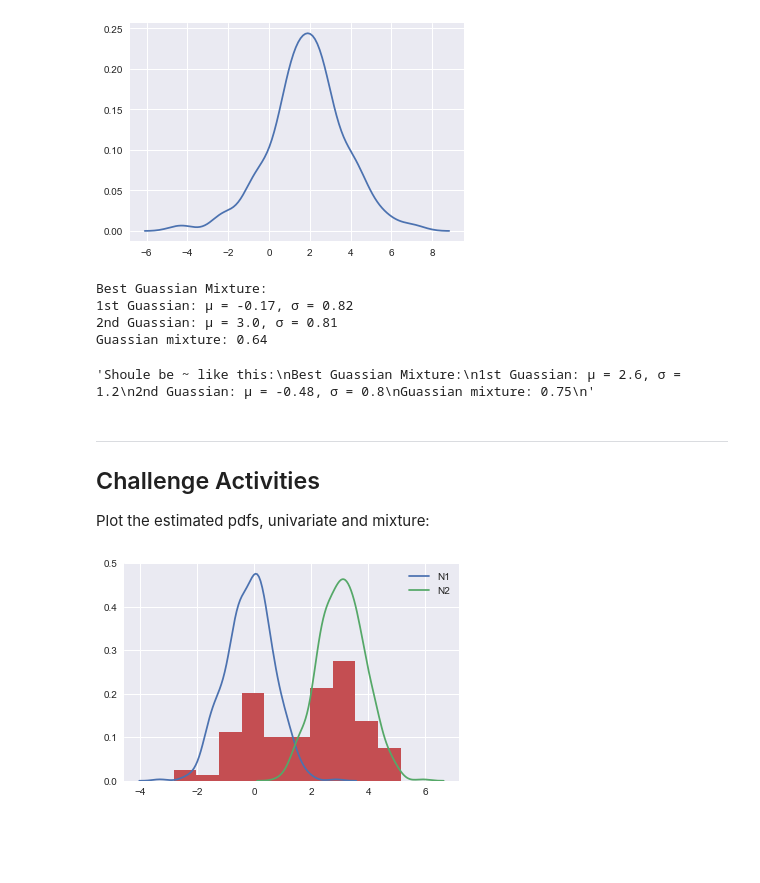
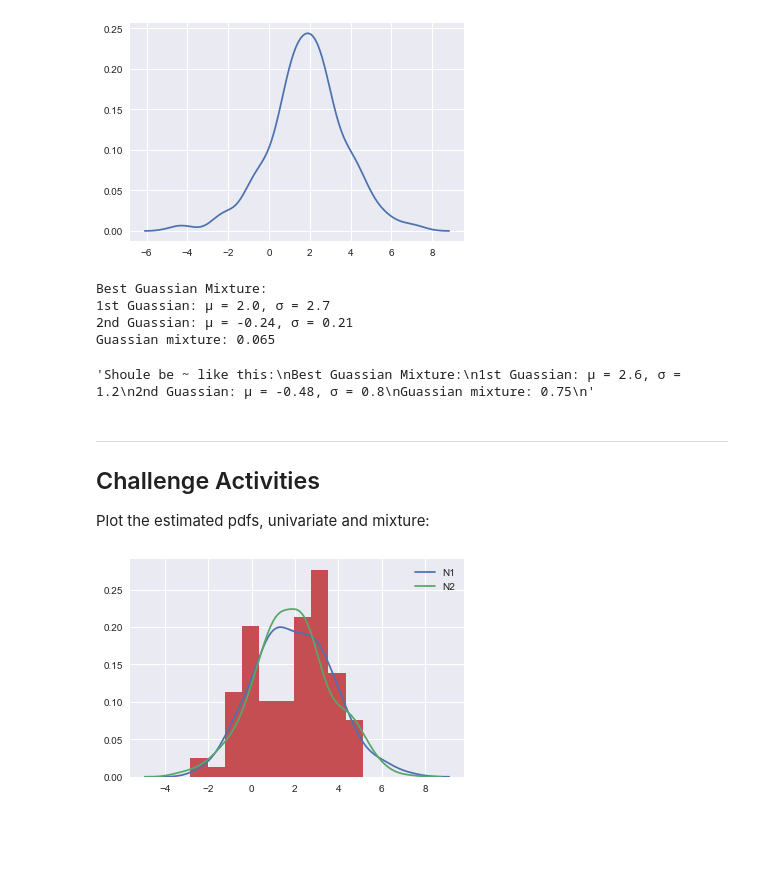
Before and after one commit to jonhilgart22/advanced_stats, a Jupyter notebook: 3_1_am_expectation_maximization/lab_em_Jonathan_H.ipynb, the cells around one changed output. Cells and saved outputs as stored; diff of their text form; code cells hidden in the pictures.

Commit message:
stats

```diff
--- a/3_1_am_expectation_maximization/lab_em_Jonathan_H.ipynb
+++ b/3_1_am_expectation_maximization/lab_em_Jonathan_H.ipynb
@@ -130,7 +131,8 @@ from math import sqrt
 # %%
 # TODO:  Complete Gaussian Mixture class
 class GaussianMixture:
-    "Model mixture of two univariate Gaussians and their EM estimation"
+    "Model mixture of two univariate Gaussians and their EM estimation.\
+    Implementation from Elements of Statistical learning from Hastie"
 
     def __init__(self, data, mu_min=.1, mu_max=2, sigma_min=.1, sigma_max=1, mix=.5):
         self.data = data
@@ -145,6 +147,7 @@ class GaussianMixture:
         for idx,d in enumerate(self.data):
             weights.append((self.mix * self.two.pdf(d)) / ((1-self.mix)*self.one.pdf(d)+self.mix*self.two.pdf(d)))
             self.loglike += np.log(weights[idx]+(1-weights[idx]))
+            yield (weights[idx],(1-weights[idx]))
         self.weights = weights
 
 
@@ -164,20 +167,21 @@ class GaussianMixture:
         num_sig2 = 0
         denom_sig2 = 0
         sig2 = 0
+        (left,right) = zip(*weights)
 
-        for r,d in zip(self.weights,self.data): # update means
+
+        for r,d in zip(left,self.data): # update means
             num_mu1+=(1-r)*d
             denom_mu1 +=(1-r)
             num_mu2+=r*d
             denom_mu2 += r
+            # update std
+            num_sig1 += ((1-r)*(d-mu1))**2
+            num_sig2 +=(r*(d-mu2))**2
 
         mu1 = num_mu1 / denom_mu1
         mu2 = num_mu2 / denom_mu2
 
-
-        for r,d in zip(self.weights,self.data): # update std
-            num_sig1 += ((1-r)*(d-mu1))**2
-            num_sig2 +=(r*(d-mu2))**2
         sig1 = sqrt(num_sig1 / denom_mu1)
         sig2 = sqrt(num_sig2 / denom_mu2)
         # update distributions
@@ -185,13 +189,10 @@ class GaussianMixture:
         self.one.sigma = sig1
         self.two.mu = mu2
         self.two.sigma = sig2
-
+        # update mixture
         self.mix = denom_mu2 / len(self.data)
 
-
-
-
-    def iterate(self, N=1, restarts = 100):
+    def iterate(self, N=1, restarts = 50):
         "Perform N iterations, then compute log-likelihood"
 
         one = []
@@ -200,16 +201,13 @@ class GaussianMixture:
 
         for r in range(restarts):
             for i in range(N):
-                self.Estep()
-                self.Mstep()
+
+                self.Mstep(self.Estep())
             one.append(self.one)
             two.append(self.two)
             mixture.append(self.mix)
         return 'mu1',np.sum([i.mu for i in one])/restarts, 'mu2',np.sum([i.mu for i in two])/restarts,\
             'sig1',np.sum([i.sigma for i in one])/restarts, 'sig2',np.sum([i.sigma for i in two])/restarts,'mixture', np.mean(mixture)
-
-
-
 
 
 
@@ -237,0 +236,2 @@ g_mix.iterate(1_000)
+# %%
+_,mu1,_,mu2,_,sig1,_,sig2,_,mixture = g_mix.iterate(4_000)
@@ -260,9 +264,9 @@ Guassian mixture: 0.75
 """
 # %% [output]
 Best Guassian Mixture:
-1st Guassian: μ = -0.17, σ = 0.82
-2nd Guassian: μ = 3.0, σ = 0.81
-Guassian mixture: 0.64
+1st Guassian: μ = 2.0, σ = 2.7
+2nd Guassian: μ = -0.24, σ = 0.21
+Guassian mixture: 0.065
 'Shoule be ~ like this:\nBest Guassian Mixture:\n1st Guassian: μ = 2.6, σ = 1.2\n2nd Guassian: μ = -0.48, σ = 0.8\nGuassian mixture: 0.75\n'
 # %% [markdown]
 ----
@@ -271,11 +275,11 @@ Challenge Activities
 
 Plot the estimated pdfs, univariate and mixture:
 # %%
-sns.kdeplot(stats.norm(-0.16761999006936099,0.82085813149246989).rvs(500),label='N1')
-sns.kdeplot(stats.norm(3.0268105658433542,0.81077573585302898).rvs(500),label='N2')
+sns.kdeplot(stats.norm(mu1,sig1).rvs(500),label='N1')
+sns.kdeplot(stats.norm(mu2,sig2).rvs(500),label='N2')
 plt.hist(df.x, normed=True,label='true data');
 # %% [output]
-[figure, old version]
+[figure, new version]
 # %% [markdown]
 <br>
 <br>
```
Also changed, not shown: parts of 5 cells of this notebook, 4 other files.
